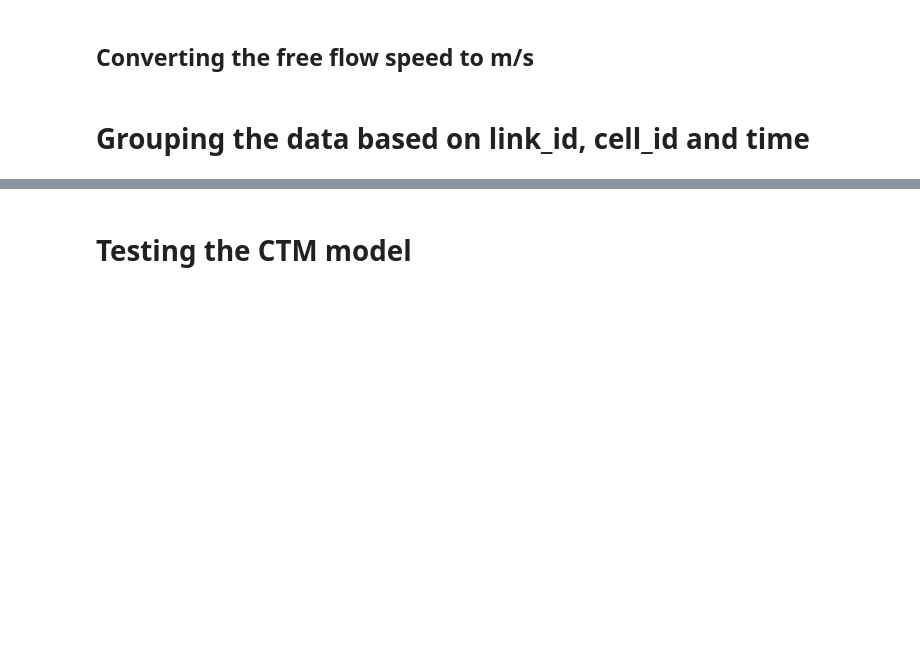
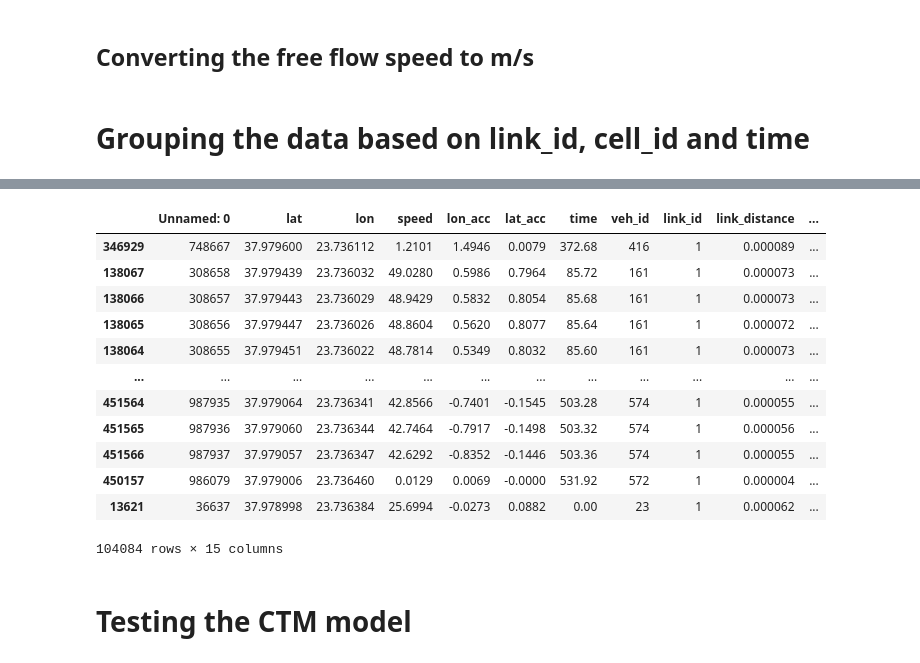
Before and after one commit to AmirHKiani98/eager_project, a Jupyter notebook: ctm_model.ipynb, the cells around one changed output, grey strips where cells are left out. Saved outputs shown, nothing was run; the diff lists cells and outputs as text; code cells hidden in the pictures; blank space fills up the shorter version.

```diff
--- a/ctm_model.ipynb
+++ b/ctm_model.ipynb
@@ -466,3 +518,21 @@ vehicle_count["link_id"].unique()
+# %%
+main_df_truncated_with_cell[main_df_truncated_with_cell["link_id"] == 1] \
+    .assign(numeric_cell=main_df_truncated_with_cell["closest_cell"].str.extract(r'(\d+)').astype(int)) \
+    .sort_values(by="numeric_cell")
+# %% [output]
+|  | Unnamed: 0 | lat | lon | speed | lon_acc | lat_acc | time | veh_id | link_id | link_distance | ... |
+| 346929 | 748667 | 37.979600 | 23.736112 | 1.2101 | 1.4946 | 0.0079 | 372.68 | 416 | 1 | 0.000089 | ... |
+| 138067 | 308658 | 37.979439 | 23.736032 | 49.0280 | 0.5986 | 0.7964 | 85.72 | 161 | 1 | 0.000073 | ... |
+| 138066 | 308657 | 37.979443 | 23.736029 | 48.9429 | 0.5832 | 0.8054 | 85.68 | 161 | 1 | 0.000073 | ... |
+| 138065 | 308656 | 37.979447 | 23.736026 | 48.8604 | 0.5620 | 0.8077 | 85.64 | 161 | 1 | 0.000072 | ... |
+| 138064 | 308655 | 37.979451 | 23.736022 | 48.7814 | 0.5349 | 0.8032 | 85.60 | 161 | 1 | 0.000073 | ... |
+| ... | ... | ... | ... | ... | ... | ... | ... | ... | ... | ... | ... |
+| 451564 | 987935 | 37.979064 | 23.736341 | 42.8566 | -0.7401 | -0.1545 | 503.28 | 574 | 1 | 0.000055 | ... |
+| 451565 | 987936 | 37.979060 | 23.736344 | 42.7464 | -0.7917 | -0.1498 | 503.32 | 574 | 1 | 0.000056 | ... |
+| 451566 | 987937 | 37.979057 | 23.736347 | 42.6292 | -0.8352 | -0.1446 | 503.36 | 574 | 1 | 0.000055 | ... |
+| 450157 | 986079 | 37.979006 | 23.736460 | 0.0129 | 0.0069 | -0.0000 | 531.92 | 572 | 1 | 0.000004 | ... |
+| 13621 | 36637 | 37.978998 | 23.736384 | 25.6994 | -0.0273 | 0.0882 | 0.00 | 23 | 1 | 0.000062 | ... |
+104084 rows × 15 columns
 # %% [markdown]
 # Testing the CTM model
 # %%
```
Also changed, not shown: parts of 18 cells of this notebook, 8 other files.
